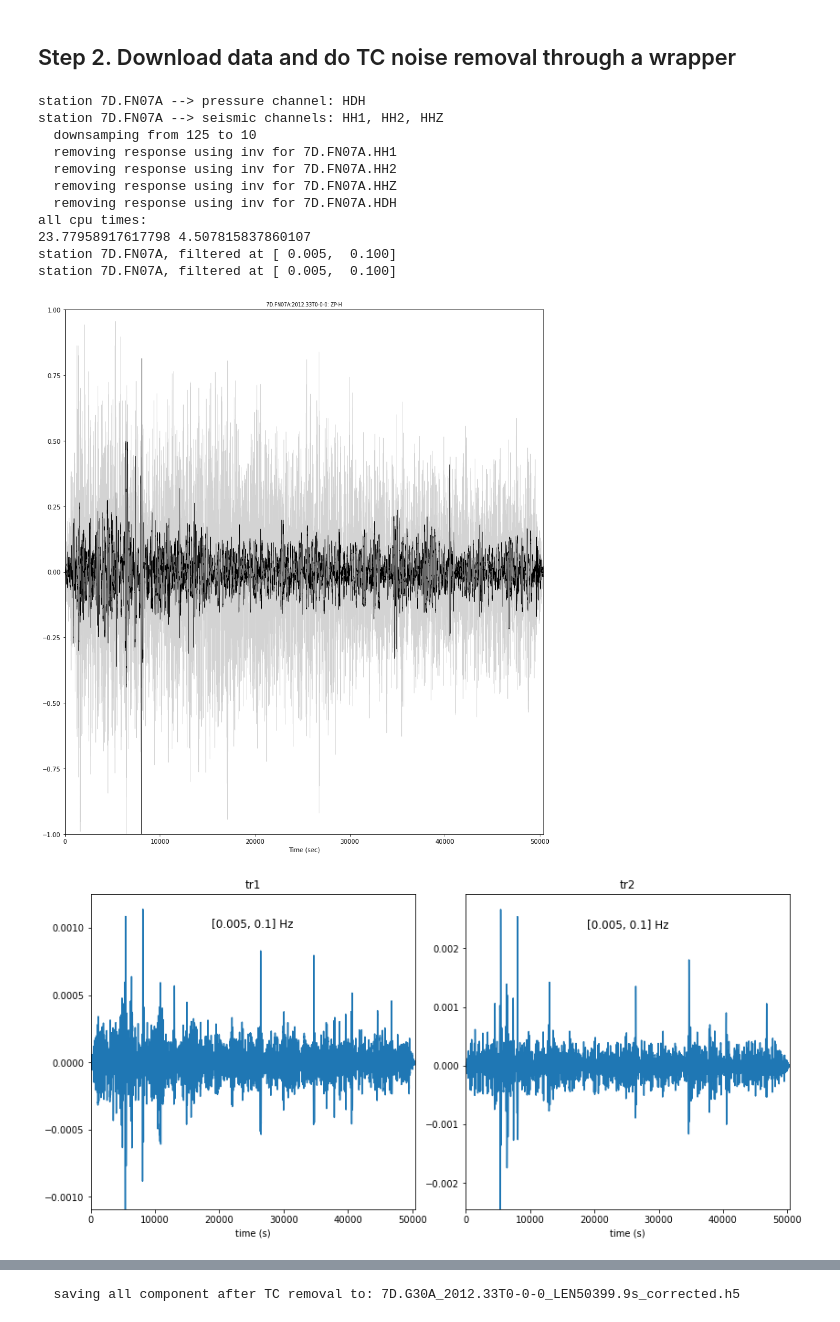
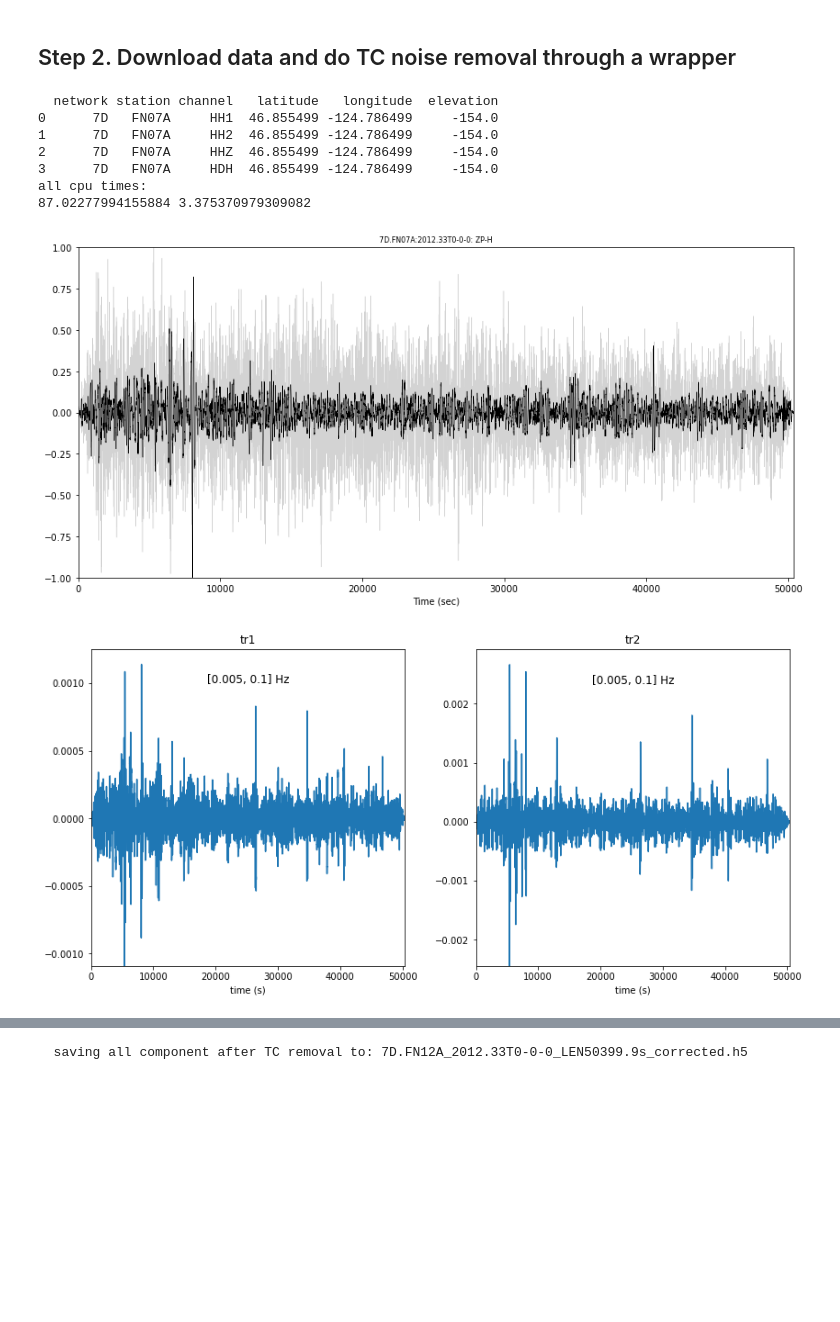
Before and after one commit to xtyangpsp/SeisGo, a Jupyter notebook: notebooks/tcremoval_continuous_correctorientation.ipynb, the cells around one changed output, grey strips where cells are left out. Drawn from its saved outputs; the diff is of its cells as text; code cells hidden in the pictures; blank space fills up the shorter version.

```diff
--- a/notebooks/tcremoval_continuous_correctorientation.ipynb
+++ b/notebooks/tcremoval_continuous_correctorientation.ipynb
@@ -40,12 +40,13 @@ M 7.1 - Vanuatu
 # %%
 # get data from IRIS web service
 
-net="7D"
-stalist=["FN07A","G30A"]#["G03A","J35A","J44A","J65A"]
+net=["7D"]
+stalist=["FN07A","FN12A"]#["G03A","J35A","J44A","J65A"]
+chan=['HH1','HH2','HHZ','HDH']
 starttime = obspy.UTCDateTime("2012_02_02_0_0_0")
 endtime   = obspy.UTCDateTime("2012_02_02_14_0_0")
 stlamin,stlamax,stlomin,stlomax= 37.0,52.0,-133.0,-116.0
-
+rmresp_out = 'DISP'
 """
 parameters for processing
 """
@@ -82,6 +83,9 @@ parameters for orientation correlaiton for horizontal components
 #read in station list.
 obs_orient_file='OBS_orientation_Cascadia.csv'
 orient_data=obs.get_orientations(obs_orient_file)
+
+prepro_para = {'rmresp':rmresp,'rmresp_out':rmresp_out,'freqmin':pfreqmin,'freqmax':pfreqmax,\
+                'samp_freq':samp_freq}
 # %% [markdown]
 ## Step 2. Download data and do TC noise removal through a wrapper
 # %%
@@ -100,8 +104,15 @@ for ista in stalist:
     """
     a. Downloading data that will be used to compute the transfer functions.
     """
-    tr1,tr2,trZ,trP,sta_inv = obs.getobsdata(net,ista,starttime,endtime,samp_freq=samp_freq,
-                                  plot=False,rmresp=rmresp,pre_filt=pre_filt,getstainv=True)
+
+    downlist_kwargs = {"source":'IRIS', 'net_list':net, "sta_list":[ista], "chan_list":chan, \
+                    "starttime":starttime, "endtime":endtime, "maxseischan":3, "lamin":stlamin, "lamax":stlamax, \
+                    "lomin":stlomin, "lomax":stlomax, "pressure_chan":'HDH', "fname":'station.list'}
+    stalisttemp=downloaders.get_sta_list(**downlist_kwargs)
+    print(stalisttemp)
+    trall,sta_inv = downloaders.download(starttime,endtime,stationinfo=stalisttemp,samp_freq=samp_freq,
+                                  rmresp=rmresp,getstainv=True)
+    tr1,tr2,trZ,trP = trall
     ta=time.time() - t0
     """
     b. Call the wrapper to remove the tilt and compliance noise.
@@ -129,43 +140,39 @@ for ista in stalist:
                    subplotpar=(1,2))
     utils.plot_trace([trE,trN],size=(12,6),title=['trE','trN'],freq=[0.005,0.1],
                    subplotpar=(1,2))
 
     """
     d. Save to ASDF file.
     """
     if savetofile:
         year = trZ.stats.starttime.year
         julday = trZ.stats.starttime.julday
         hour = trZ.stats.starttime.hour
         mnt = trZ.stats.starttime.minute
         sec = trZ.stats.starttime.second
         tstamp = str(year) + '.' + str(julday)+'T'+str(hour)+'-'+str(mnt)+'-'+str(sec)
         fnamebase = trZ.stats.network+'.'+trZ.stats.station+'_'+tstamp+'_LEN'+\
                     str(trZ.stats.endtime-trZ.stats.starttime)+'s'
 
         fname=fnamebase+'_corrected.h5'
         tags=[]
         for tr in [trE,trN,trZtc[0],trP]:
             if len(tr.stats.location) == 0:
                 tlocation='00'
             else:
                 tlocation=tr.stats.location
 
             tags.append(tr.stats.channel.lower()+'_'+tlocation.lower())
 
         print('  saving all component after TC removal to: '+fname)
-        utils.save2asdf(fname,Stream(traces=[trE,trN,trZtc[0],trP]),tags,sta_inv=sta_inv)
+        utils.save2asdf(fname,[trE,trN,trZtc[0],trP],tags,sta_inv=sta_inv)
 # %% [output]
-station 7D.FN07A --> pressure channel: HDH
-station 7D.FN07A --> seismic channels: HH1, HH2, HHZ
-  downsamping from 125 to 10
-  removing response using inv for 7D.FN07A.HH1
-  removing response using inv for 7D.FN07A.HH2
-  removing response using inv for 7D.FN07A.HHZ
-  removing response using inv for 7D.FN07A.HDH
+  network station channel   latitude   longitude  elevation
+0      7D   FN07A     HH1  46.855499 -124.786499     -154.0
+1      7D   FN07A     HH2  46.855499 -124.786499     -154.0
+2      7D   FN07A     HHZ  46.855499 -124.786499     -154.0
+3      7D   FN07A     HDH  46.855499 -124.786499     -154.0
 all cpu times:
-23.77958917617798 4.507815837860107
-station 7D.FN07A, filtered at [ 0.005,  0.100]
-station 7D.FN07A, filtered at [ 0.005,  0.100]
+87.02277994155884 3.375370979309082
-[figure, old version]
+[figure, new version]
-[figure, old version]
+[figure, new version]
@@ -192 +191 @@ station 7D.G30A, filtered at [ 0.005,  0.100]
-  saving all component after TC removal to: 7D.G30A_2012.33T0-0-0_LEN50399.9s_corrected.h5
+  saving all component after TC removal to: 7D.FN12A_2012.33T0-0-0_LEN50399.9s_corrected.h5
```
Also changed, not shown: parts of 2 cells of this notebook, 3 other files.
